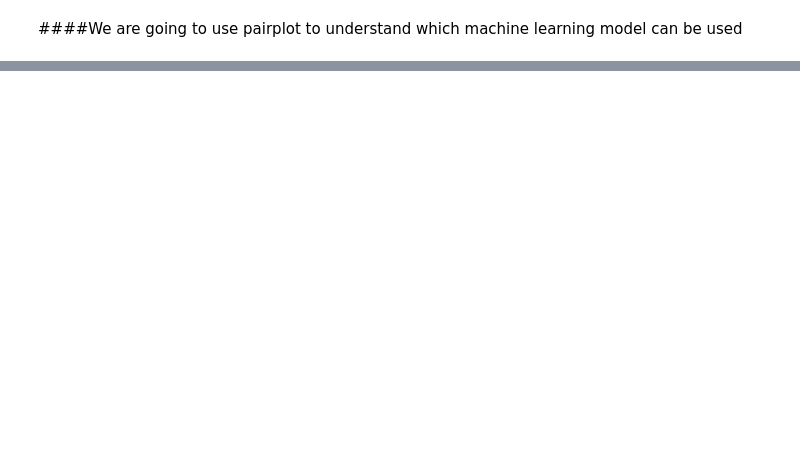
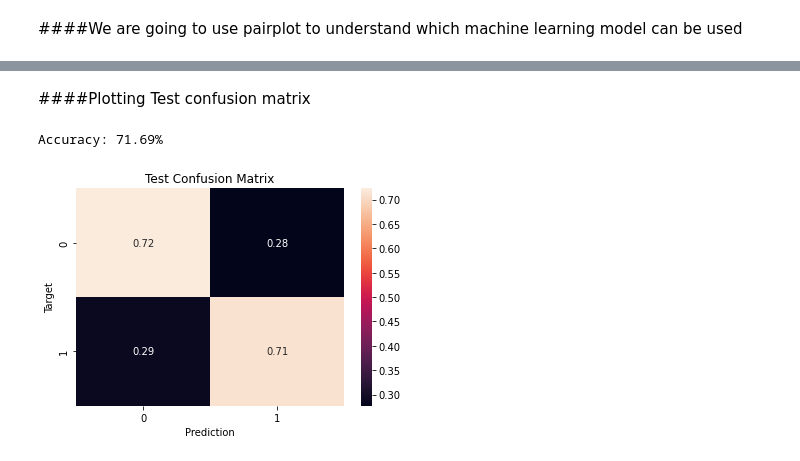
Before and after one commit to smishra9/Basic-practice, a Jupyter notebook: Untitled12.ipynb, the cells around one changed output, grey strips where cells are left out. Saved outputs shown, nothing was run; the diff lists cells and outputs as text; code cells hidden in the pictures; blank space fills up the shorter version.

```diff
--- a/Untitled12.ipynb
+++ b/Untitled12.ipynb
@@ -453,0 +820,7 @@ KeyboardInterrupt: ignored
+# %% [markdown]
+####Plotting Test confusion matrix
+# %%
+test_preds = predict_and_plot(test_inputs, test_targets, 'Test')
+# %% [output]
+Accuracy: 71.69%
+[figure, added]
```
Also changed, not shown: parts of 44 cells of this notebook.
